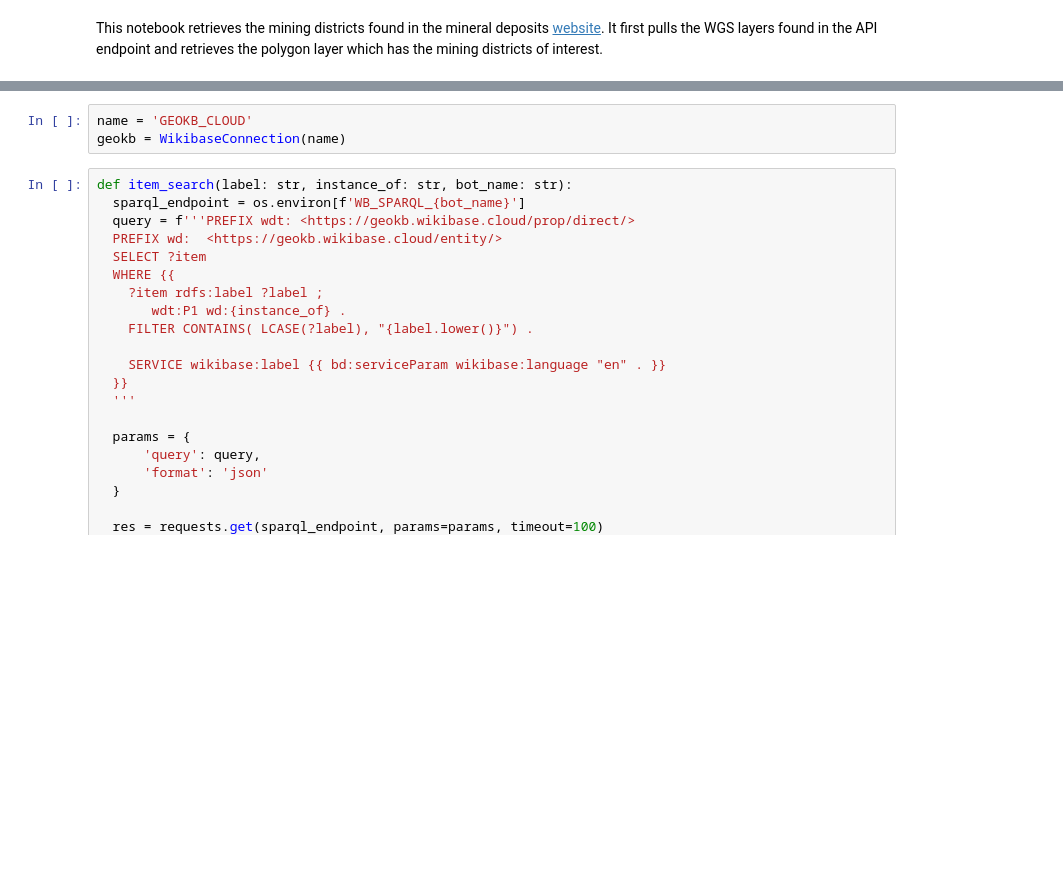
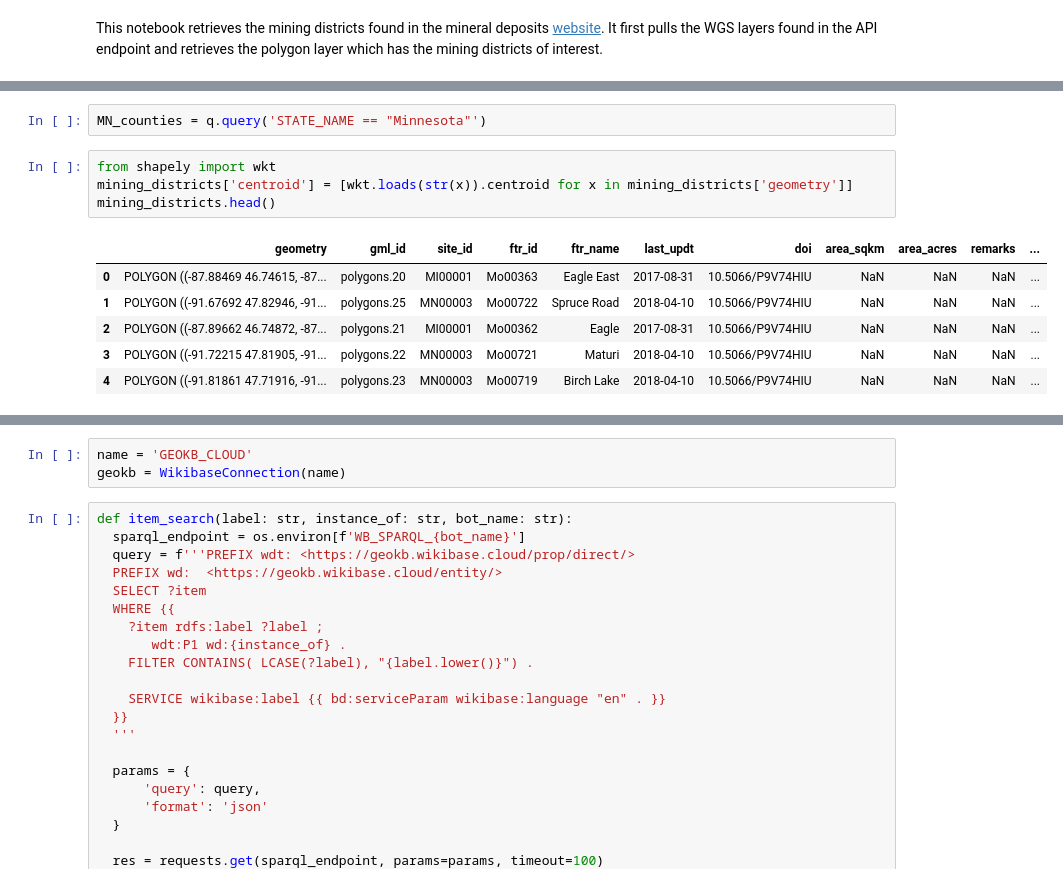
Before and after one commit to skybristol/geokb, a Jupyter notebook: Mining Districts.ipynb, the cells around one changed output, grey strips where cells are left out. Saved outputs shown, nothing was run; the diff lists cells and outputs as text; blank space fills up the shorter version.

```diff
--- a/Mining Districts.ipynb
+++ b/Mining Districts.ipynb
@@ -31,0 +89,13 @@ mining_districts.head()
+# %%
+MN_counties = q.query('STATE_NAME == "Minnesota"')
+# %%
+from shapely import wkt
+mining_districts['centroid'] = [wkt.loads(str(x)).centroid for x in mining_districts['geometry']]
+mining_districts.head()
+# %% [output]
+|  | geometry | gml_id | site_id | ftr_id | ftr_name | last_updt | doi | area_sqkm | area_acres | remarks | ... |
+| 0 | POLYGON ((-87.88469 46.74615, -87... | polygons.20 | MI00001 | Mo00363 | Eagle East | 2017-08-31 | 10.5066/P9V74HIU | NaN | NaN | NaN | ... |
+| 1 | POLYGON ((-91.67692 47.82946, -91... | polygons.25 | MN00003 | Mo00722 | Spruce Road | 2018-04-10 | 10.5066/P9V74HIU | NaN | NaN | NaN | ... |
+| 2 | POLYGON ((-87.89662 46.74872, -87... | polygons.21 | MI00001 | Mo00362 | Eagle | 2017-08-31 | 10.5066/P9V74HIU | NaN | NaN | NaN | ... |
+| 3 | POLYGON ((-91.72215 47.81905, -91... | polygons.22 | MN00003 | Mo00721 | Maturi | 2018-04-10 | 10.5066/P9V74HIU | NaN | NaN | NaN | ... |
+| 4 | POLYGON ((-91.81861 47.71916, -91... | polygons.23 | MN00003 | Mo00719 | Birch Lake | 2018-04-10 | 10.5066/P9V74HIU | NaN | NaN | NaN | ... |
```
Also changed, not shown: parts of 24 cells of this notebook.
